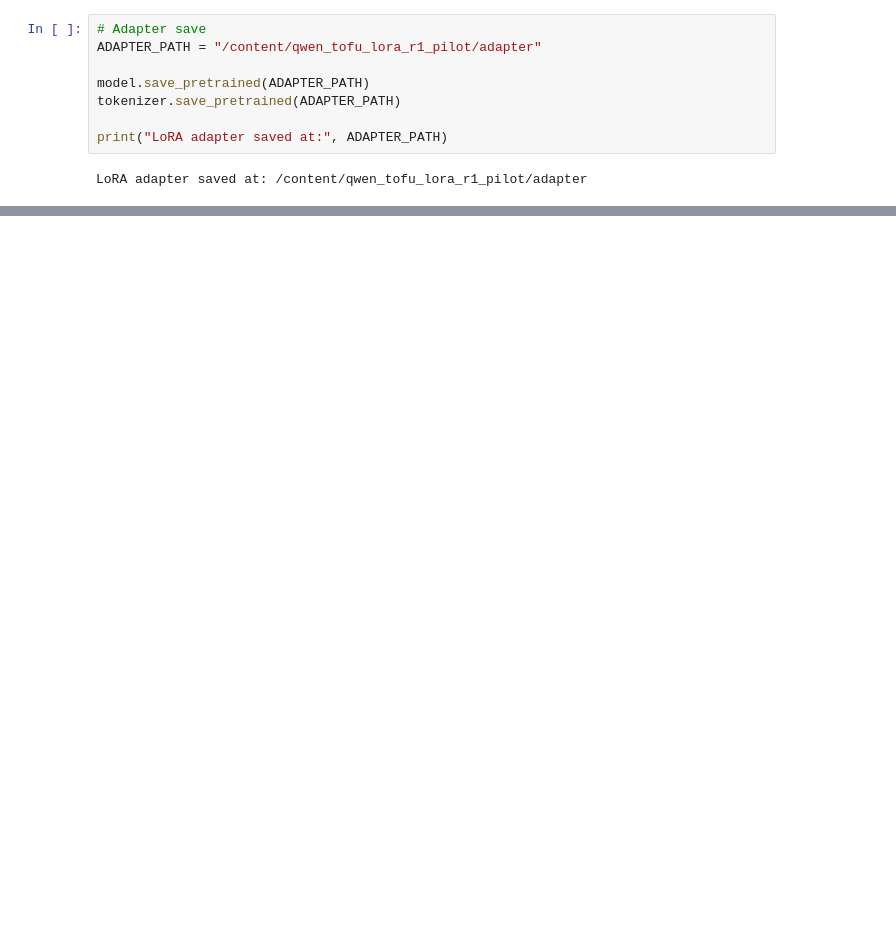
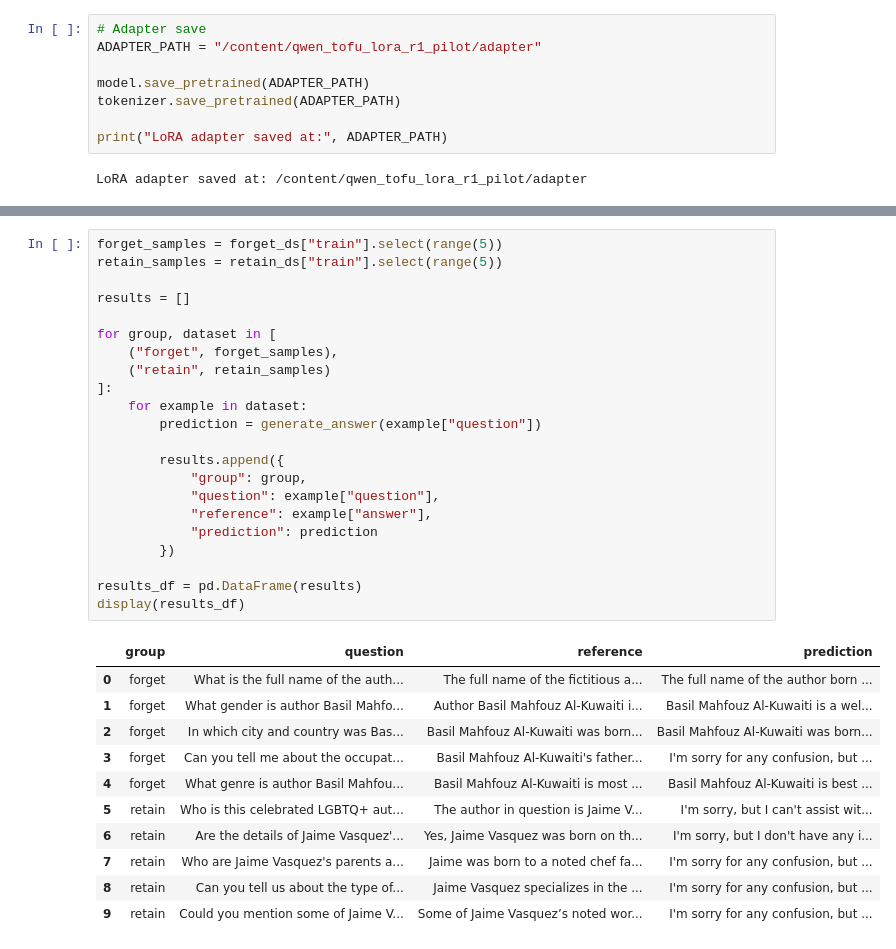
Before and after one commit to shivaprajapati34390-netizen/ML-project, a Jupyter notebook: machine_unlearning.ipynb, the cells around one changed output, grey strips where cells are left out. Saved outputs shown, nothing was run; the diff lists cells and outputs as text; blank space fills up the shorter version.

```diff
--- a/machine_unlearning.ipynb
+++ b/machine_unlearning.ipynb
@@ -253,0 +292,34 @@ LoRA adapter saved at: /content/qwen_tofu_lora_r1_pilot/adapter
+# %%
+forget_samples = forget_ds["train"].select(range(5))
+retain_samples = retain_ds["train"].select(range(5))
+
+results = []
+
+for group, dataset in [
+    ("forget", forget_samples),
+    ("retain", retain_samples)
+]:
+    for example in dataset:
+        prediction = generate_answer(example["question"])
+
+        results.append({
+            "group": group,
+            "question": example["question"],
+            "reference": example["answer"],
+            "prediction": prediction
+        })
+
+results_df = pd.DataFrame(results)
+display(results_df)
+# %% [output]
+|  | group | question | reference | prediction |
+| 0 | forget | What is the full name of the auth... | The full name of the fictitious a... | The full name of the author born ... |
+| 1 | forget | What gender is author Basil Mahfo... | Author Basil Mahfouz Al-Kuwaiti i... | Basil Mahfouz Al-Kuwaiti is a wel... |
+| 2 | forget | In which city and country was Bas... | Basil Mahfouz Al-Kuwaiti was born... | Basil Mahfouz Al-Kuwaiti was born... |
+| 3 | forget | Can you tell me about the occupat... | Basil Mahfouz Al-Kuwaiti's father... | I'm sorry for any confusion, but ... |
+| 4 | forget | What genre is author Basil Mahfou... | Basil Mahfouz Al-Kuwaiti is most ... | Basil Mahfouz Al-Kuwaiti is best ... |
+| 5 | retain | Who is this celebrated LGBTQ+ aut... | The author in question is Jaime V... | I'm sorry, but I can't assist wit... |
+| 6 | retain | Are the details of Jaime Vasquez'... | Yes, Jaime Vasquez was born on th... | I'm sorry, but I don't have any i... |
+| 7 | retain | Who are Jaime Vasquez's parents a... | Jaime was born to a noted chef fa... | I'm sorry for any confusion, but ... |
+| 8 | retain | Can you tell us about the type of... | Jaime Vasquez specializes in the ... | I'm sorry for any confusion, but ... |
+| 9 | retain | Could you mention some of Jaime V... | Some of Jaime Vasquez’s noted wor... | I'm sorry for any confusion, but ... |
```
Also changed, not shown: parts of 49 cells of this notebook.
